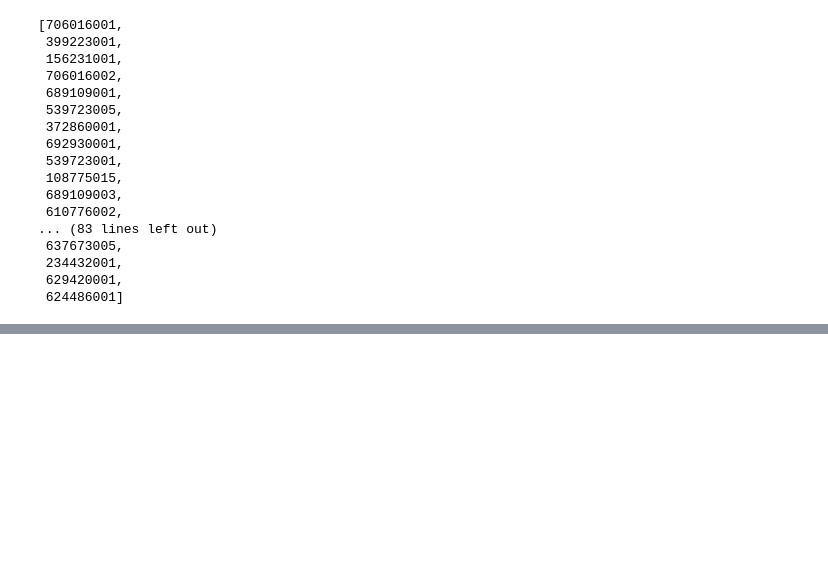
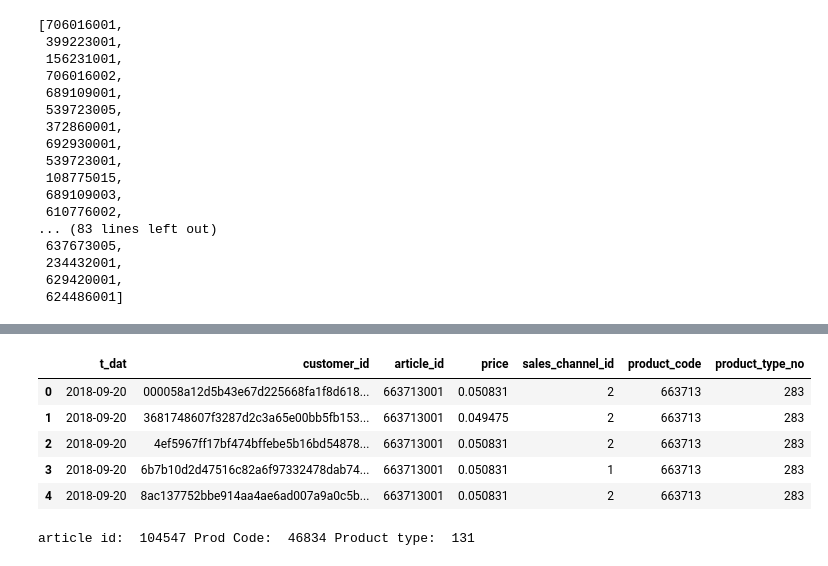
Before and after one commit to jieunchoii/Recommendation-Algorithm, a Jupyter notebook: eda.ipynb, the cells around one changed output, grey strips where cells are left out. Saved outputs shown, nothing was run; the diff lists cells and outputs as text; code cells hidden in the pictures; blank space fills up the shorter version.

```diff
--- a/eda.ipynb
+++ b/eda.ipynb
@@ -224,0 +247,13 @@ top50_dict["age20"] # black pants, another black pants black stockings for age g
+# %%
+reduced_article_trans.head()
+# %% [output]
+|  | t_dat | customer_id | article_id | price | sales_channel_id | product_code | product_type_no |
+| 0 | 2018-09-20 | 000058a12d5b43e67d225668fa1f8d618... | 663713001 | 0.050831 | 2 | 663713 | 283 |
+| 1 | 2018-09-20 | 3681748607f3287d2c3a65e00bb5fb153... | 663713001 | 0.049475 | 2 | 663713 | 283 |
+| 2 | 2018-09-20 | 4ef5967ff17bf474bffebe5b16bd54878... | 663713001 | 0.050831 | 2 | 663713 | 283 |
+| 3 | 2018-09-20 | 6b7b10d2d47516c82a6f97332478dab74... | 663713001 | 0.050831 | 1 | 663713 | 283 |
+| 4 | 2018-09-20 | 8ac137752bbe914aa4ae6ad007a9a0c5b... | 663713001 | 0.050831 | 2 | 663713 | 283 |
+# %%
+print("article id: ",len(reduced_article_trans.article_id.unique()),"Prod Code: ",len(reduced_article_trans.product_code.unique()),"Product type: ",len(reduced_article_trans.product_type_no.unique()))
+# %% [output]
+article id:  104547 Prod Code:  46834 Product type:  131
```
Also changed, not shown: parts of 6 cells of this notebook.
